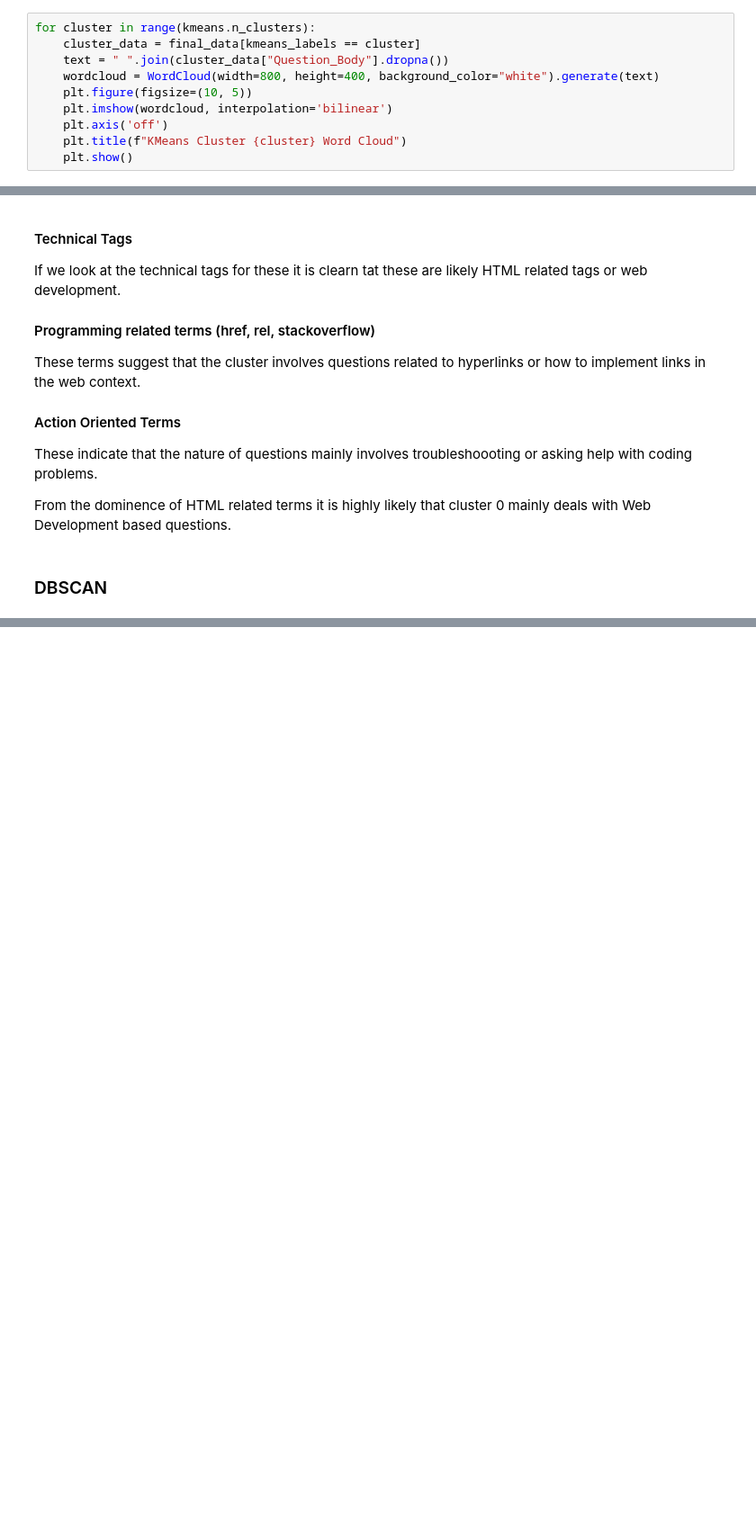
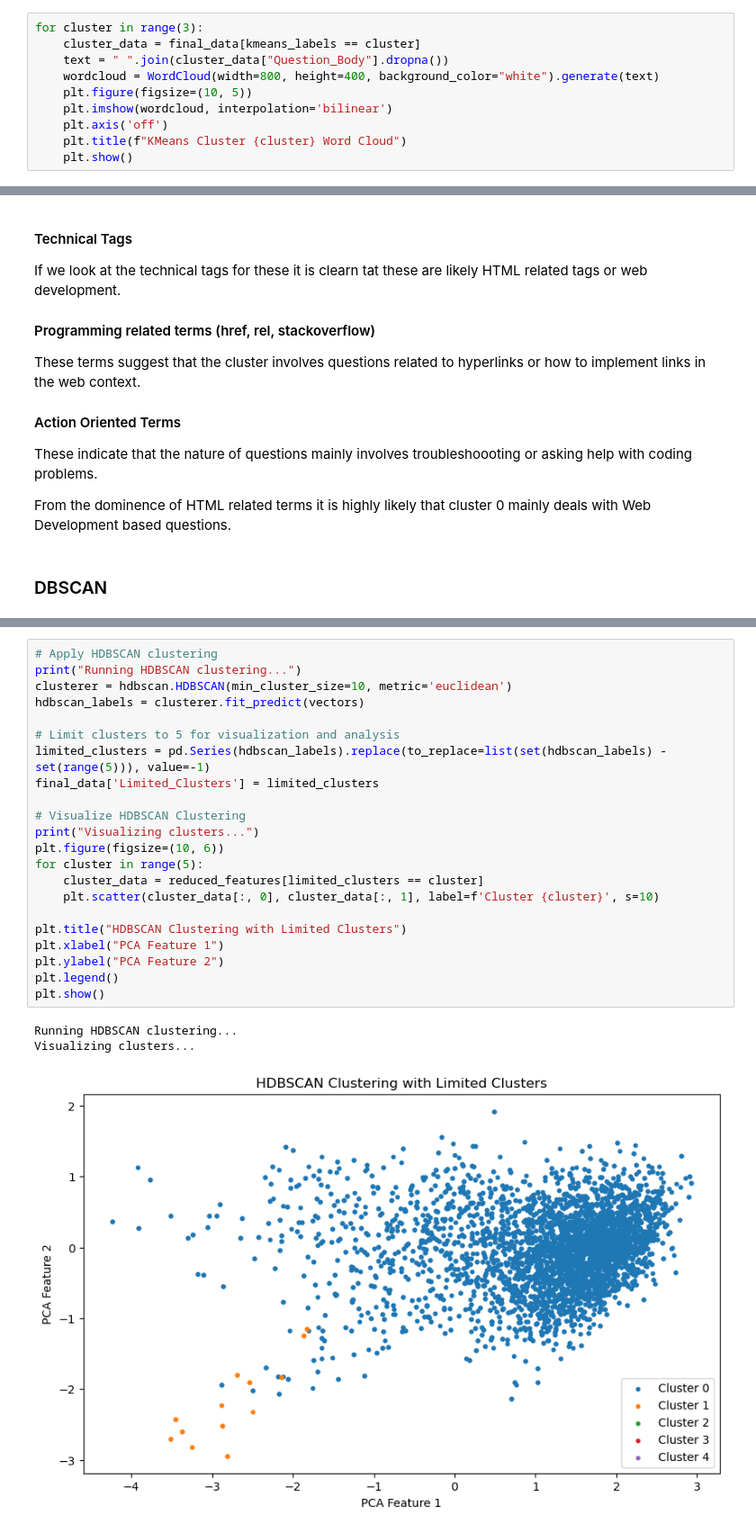
Before and after one commit to shreyaspujari/DocumentClustering_Stackoverflow, a Jupyter notebook: notebooks/clustering_analysis.ipynb, the cells around one changed output, grey strips where cells are left out. Shown at 90% size. Cells and saved outputs as stored; diff of their text form; blank space fills up the shorter version.

```diff
--- a/notebooks/clustering_analysis.ipynb
+++ b/notebooks/clustering_analysis.ipynb
@@ -42,7 +75,7 @@ plt.show()
 # %% [markdown]
 ### Wordcloud for KMeans
 # %%
-for cluster in range(kmeans.n_clusters):
+for cluster in range(3):
     cluster_data = final_data[kmeans_labels == cluster]
     text = " ".join(cluster_data["Question_Body"].dropna())
     wordcloud = WordCloud(width=800, height=400, background_color="white").generate(text)
@@ -106,0 +153,26 @@ KeyboardInterrupt:
+# %%
+# Apply HDBSCAN clustering
+print("Running HDBSCAN clustering...")
+clusterer = hdbscan.HDBSCAN(min_cluster_size=10, metric='euclidean')
+hdbscan_labels = clusterer.fit_predict(vectors)
+
+# Limit clusters to 5 for visualization and analysis
+limited_clusters = pd.Series(hdbscan_labels).replace(to_replace=list(set(hdbscan_labels) - set(range(5))), value=-1)
+final_data['Limited_Clusters'] = limited_clusters
+
+# Visualize HDBSCAN Clustering
+print("Visualizing clusters...")
+plt.figure(figsize=(10, 6))
+for cluster in range(5):
+    cluster_data = reduced_features[limited_clusters == cluster]
+    plt.scatter(cluster_data[:, 0], cluster_data[:, 1], label=f'Cluster {cluster}', s=10)
+
+plt.title("HDBSCAN Clustering with Limited Clusters")
+plt.xlabel("PCA Feature 1")
+plt.ylabel("PCA Feature 2")
+plt.legend()
+plt.show()
+# %% [output]
+Running HDBSCAN clustering...
+Visualizing clusters...
+[figure, added]
```
Also changed, not shown: parts of 15 cells of this notebook, 2 other files.
